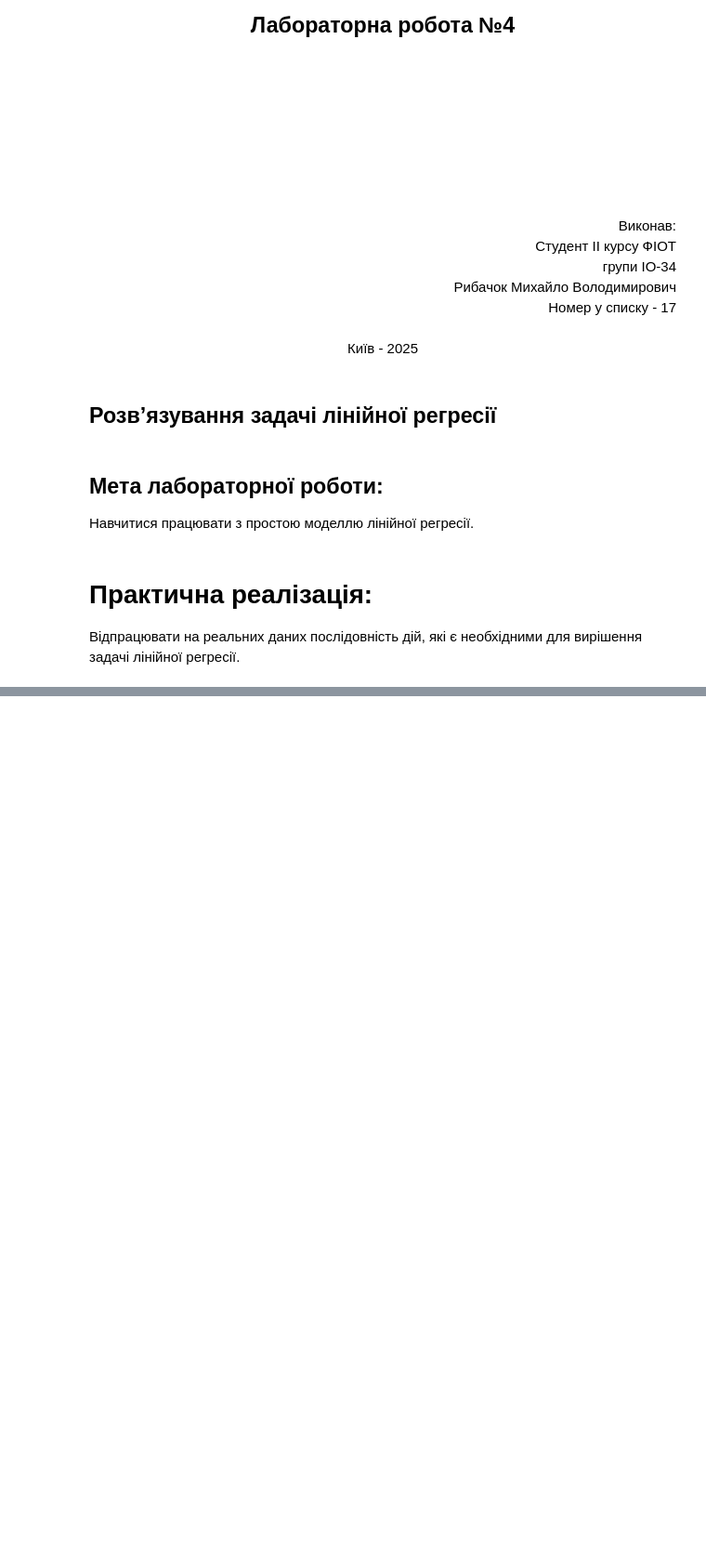
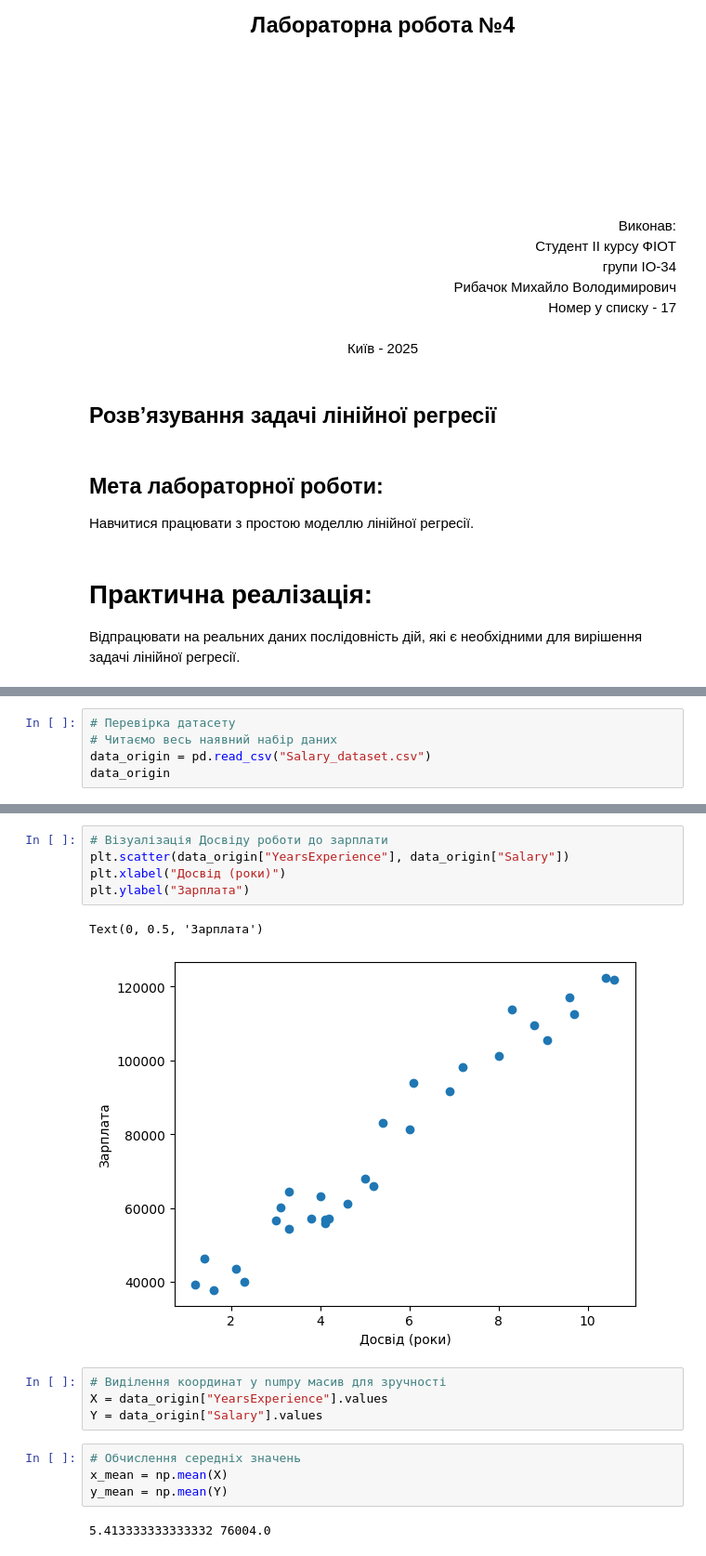
Before and after one commit to M1shanyaaa/DataScience_labs_KPI, a Jupyter notebook: Lab4/Lab4.ipynb, the cells around one changed output, grey strips where cells are left out. Shown: that part at 93% size. Drawn from its saved outputs; the diff is of its cells as text; blank space fills up the shorter version.

```diff
--- a/Lab4/Lab4.ipynb
+++ b/Lab4/Lab4.ipynb
@@ -50,0 +58,5 @@ print("Path to dataset files:", path)
+# %%
+# Перевірка датасету
+# Читаємо весь наявний набір даних
+data_origin = pd.read_csv("Salary_dataset.csv")
+data_origin
@@ -50,0 +97,18 @@ print("Path to dataset files:", path)
+# %%
+# Візуалізація Досвіду роботи до зарплати
+plt.scatter(data_origin["YearsExperience"], data_origin["Salary"])
+plt.xlabel("Досвід (роки)")
+plt.ylabel("Зарплата")
+# %% [output]
+Text(0, 0.5, 'Зарплата')
+[figure, added]
+# %%
+# Виділення координат у numpy масив для зручності
+X = data_origin["YearsExperience"].values
+Y = data_origin["Salary"].values
+# %%
+# Обчислення середніх значень
+x_mean = np.mean(X)
+y_mean = np.mean(Y)
+# %% [output]
+5.413333333333332 76004.0
```
Also changed, not shown: parts of 14 cells of this notebook, 1 other file.
